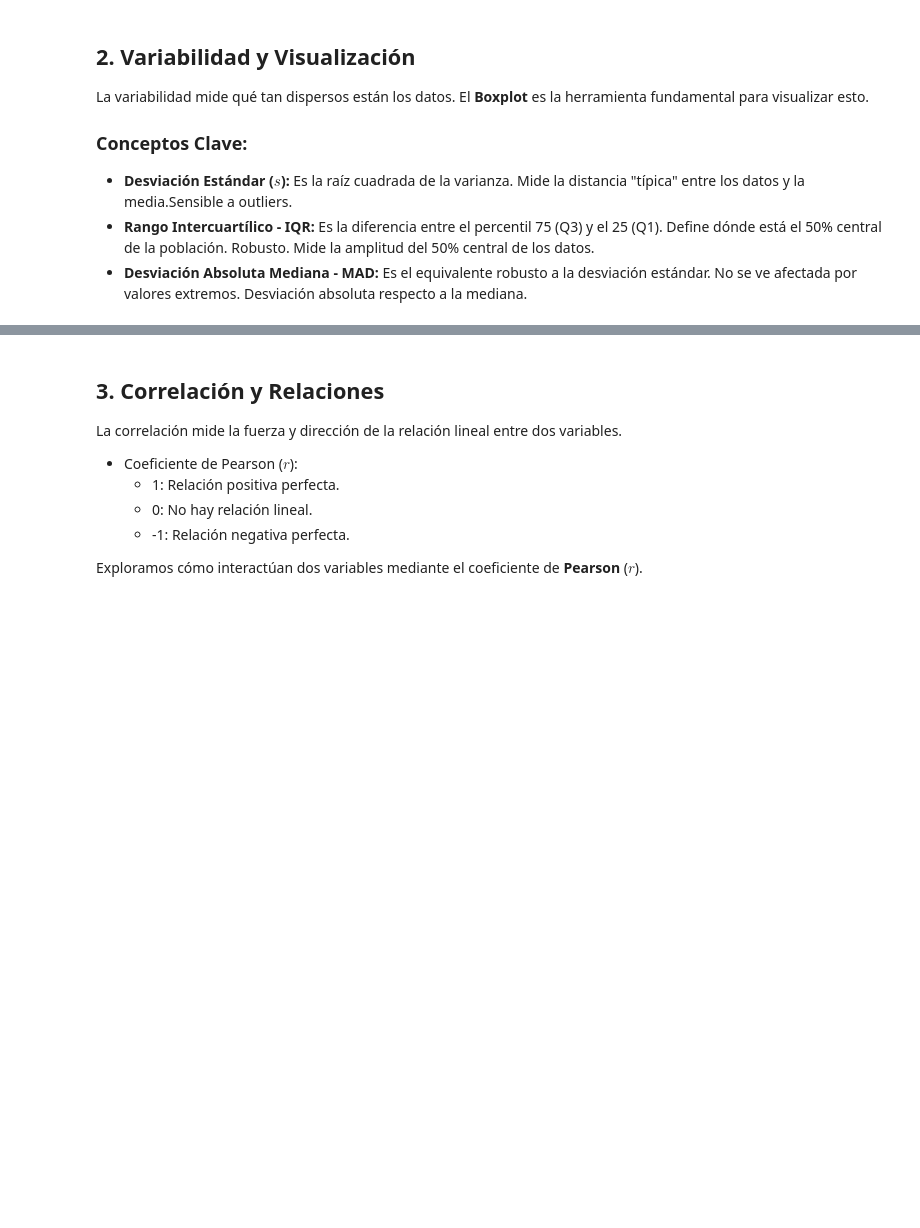
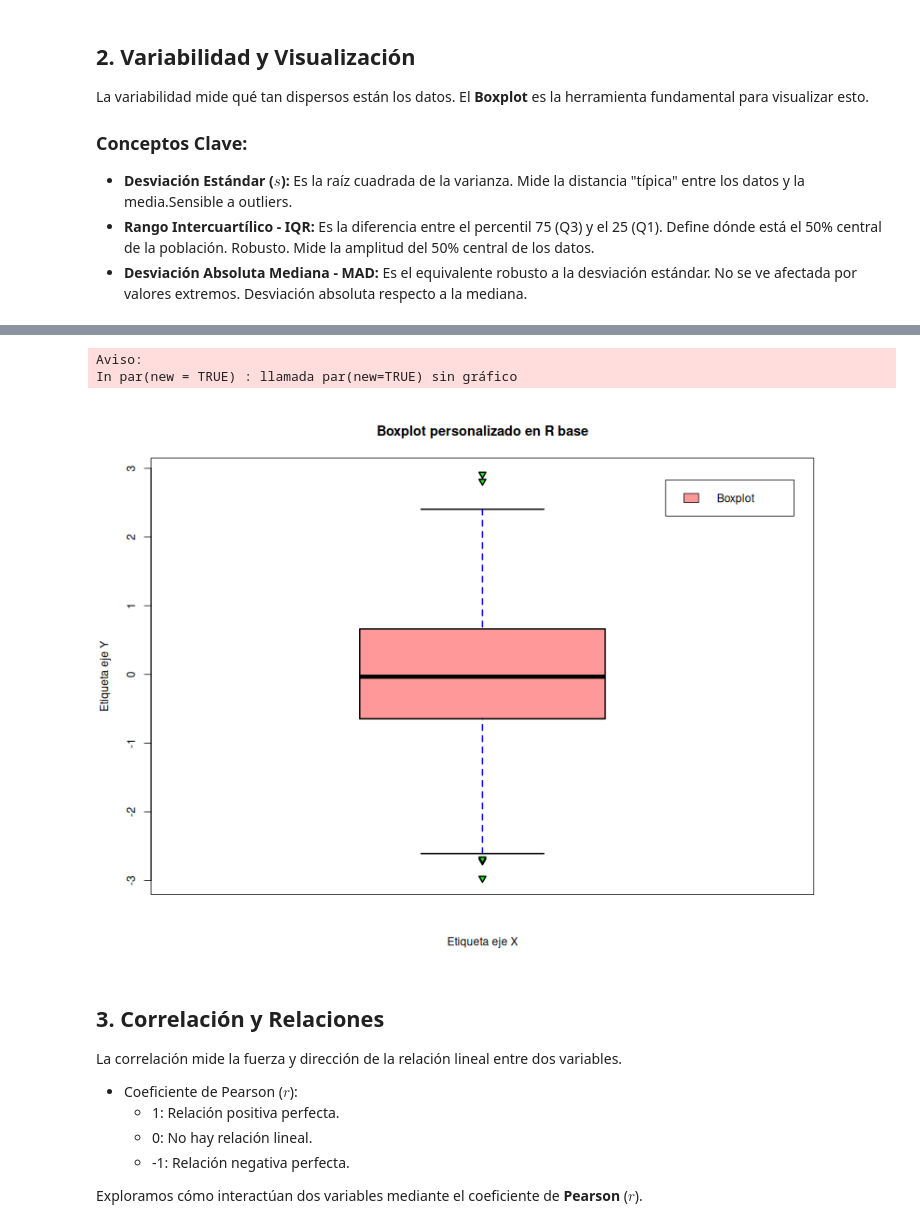
Before and after one commit to jmrodriguez2552/CEIABIGDATA_25_26, a Jupyter notebook: PROGRAMACION_IA_R/programacion_R/NOTEBOOKS DEL AULA/UT2_PROGRAMACION_R_Intro_EDA.ipynb, the cells around one changed output, grey strips where cells are left out. Drawn from its saved outputs; the diff is of its cells as text; code cells hidden in the pictures; blank space fills up the shorter version.

```diff
--- a/PROGRAMACION_IA_R/programacion_R/NOTEBOOKS DEL AULA/UT2_PROGRAMACION_R_Intro_EDA.ipynb
+++ b/PROGRAMACION_IA_R/programacion_R/NOTEBOOKS DEL AULA/UT2_PROGRAMACION_R_Intro_EDA.ipynb
@@ -97,3 +101,32 @@ MAD: 29.652
+# %%
+dev.off()# Cerramos dispositivo gráfico abierto anteriormente
+dev.new()# Permite generar un nuevo "graphic device", generando un nuevo objeto de salida gráfica
+# Boxplot
+par(new = TRUE)
+boxplot(rnorm(500), # Datos
+        horizontal = FALSE, # Horizontal o vertical
+        lwd = 2, # Anchura líneas
+        col = rgb(1, 0, 0, alpha = 0.4), # Color
+        xlab = "Etiqueta eje X",  # Etiqueta eje X
+        ylab = "Etiqueta eje Y",  # Etiqueta eje Y
+        main = "Boxplot personalizado en R base", # Título
+        notch = FALSE, # Añade intervalos de confianza para la mediana
+        border = "black",  # Color del borde del boxplot
+        outpch = 25,       # Símbolo para los outliers
+        outbg = "green",   # Color de los datos atípicos
+        whiskcol = "blue", # Color de los bigotes
+        whisklty = 2,      # Tipo de línea para los bigotes
+        lty = 1) # Tipo de línea (caja y mediana)
+
+# Agregamos una leyenda
+legend("topright", legend = "Boxplot", # Posición y título
+    fill = rgb(1, 0, 0, alpha = 0.4),  # Color
+    inset = c(0.03, 0.05), # Cambiamos los márgenes
+    bg = "white") # Color de fondo de la leyenda
+# %% [output]
+Aviso:
+In par(new = TRUE) : llamada par(new=TRUE) sin gráfico
+[figure, added]
 # %% [markdown]
 ## 3. Correlación y Relaciones
 
```
Also changed, not shown: parts of 3 cells of this notebook, 3 other files.
